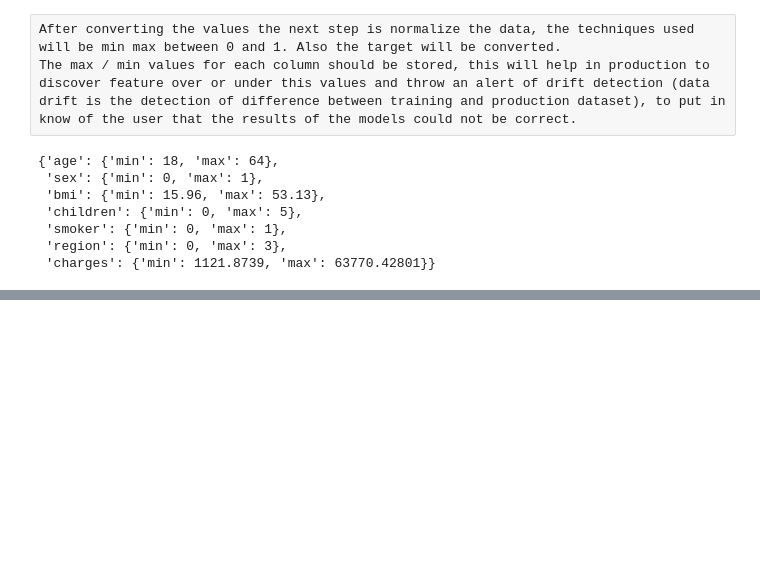
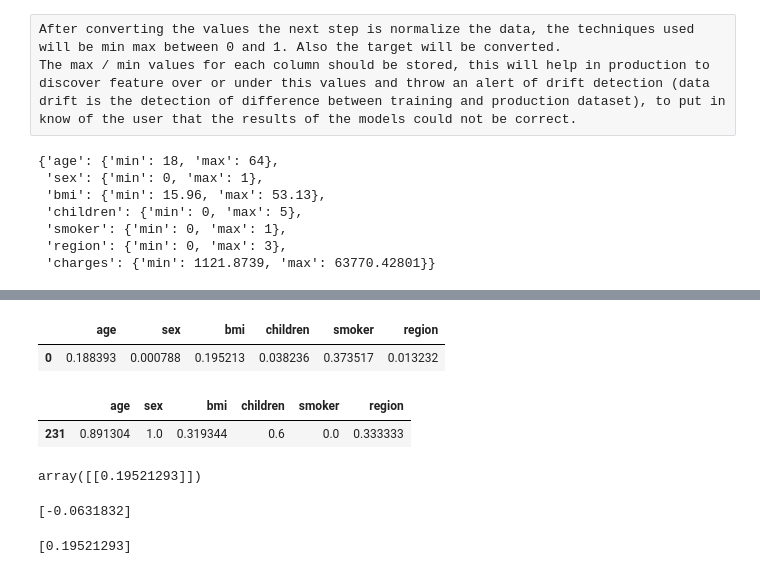
Before and after one commit to rugonzs/Behind-AI, a Jupyter notebook: LR-Part1/LR-Part1.ipynb, the cells around one changed output, grey strips where cells are left out. Cells and saved outputs as stored; diff of their text form; code cells hidden in the pictures; blank space fills up the shorter version.

```diff
--- a/LR-Part1/LR-Part1.ipynb
+++ b/LR-Part1/LR-Part1.ipynb
@@ -101,0 +200,27 @@ dict_norm
+# %%
+df_coef = pd.DataFrame([coef],columns = x_columns)
+df_coef
+# %% [output]
+|  | age | sex | bmi | children | smoker | region |
+| 0 | 0.188393 | 0.000788 | 0.195213 | 0.038236 | 0.373517 | 0.013232 |
+# %%
+sample = x_test.sample(1)
+sample
+# %% [output]
+|  | age | sex | bmi | children | smoker | region |
+| 231 | 0.891304 | 1.0 | 0.319344 | 0.6 | 0.0 | 0.333333 |
+# %%
+LR.predict(sample.values)
+# %% [output]
+array([[0.19521293]])
+# %%
+print(LR.intercept_)
+# %% [output]
+[-0.0631832]
+# %%
+result = LR.intercept_
+for c in x_columns:
+    result = result + (df_coef[c].values[0] * sample[c].values[0])
+print(result)
+# %% [output]
+[0.19521293]
```
Also changed, not shown: parts of 22 cells of this notebook.
